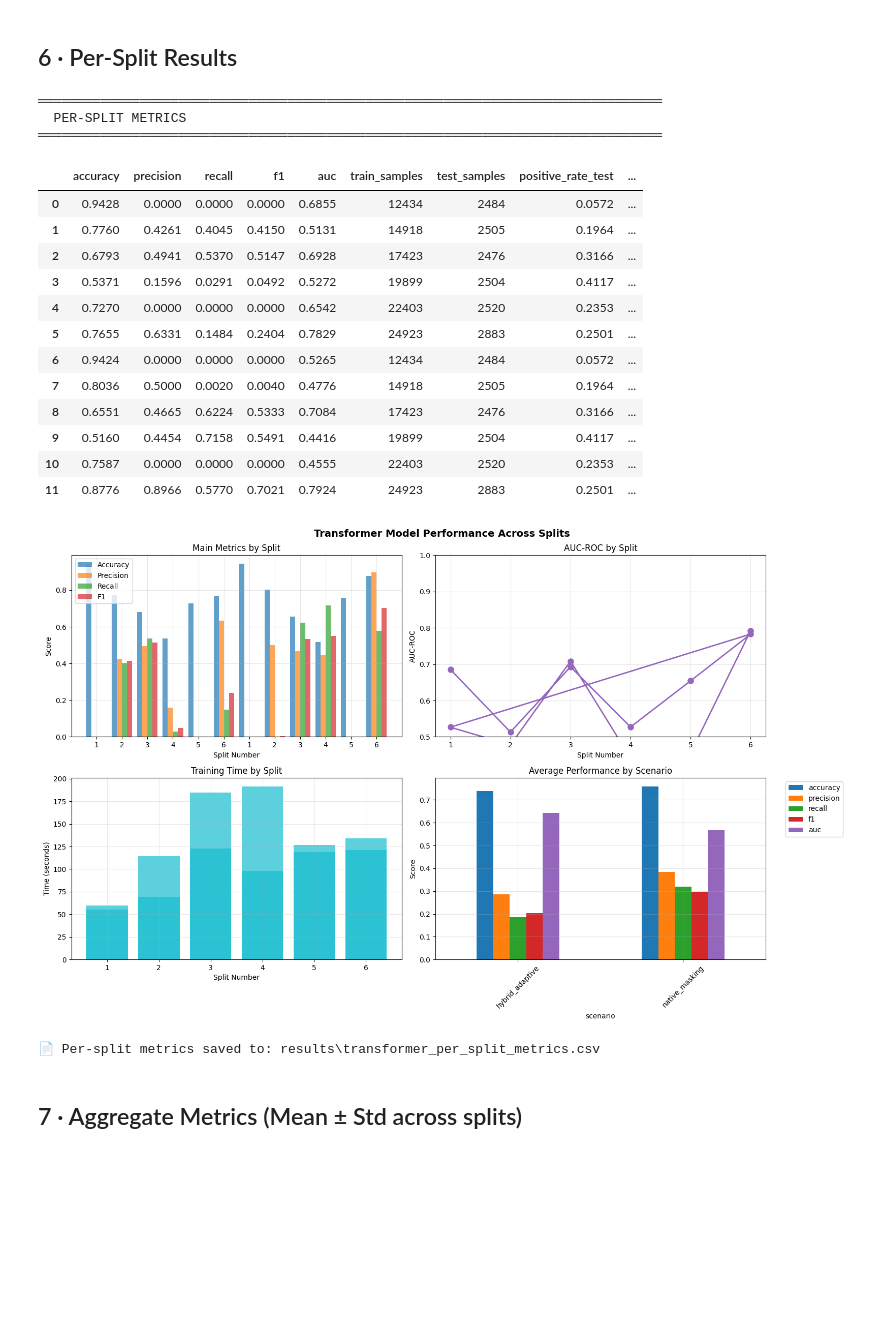
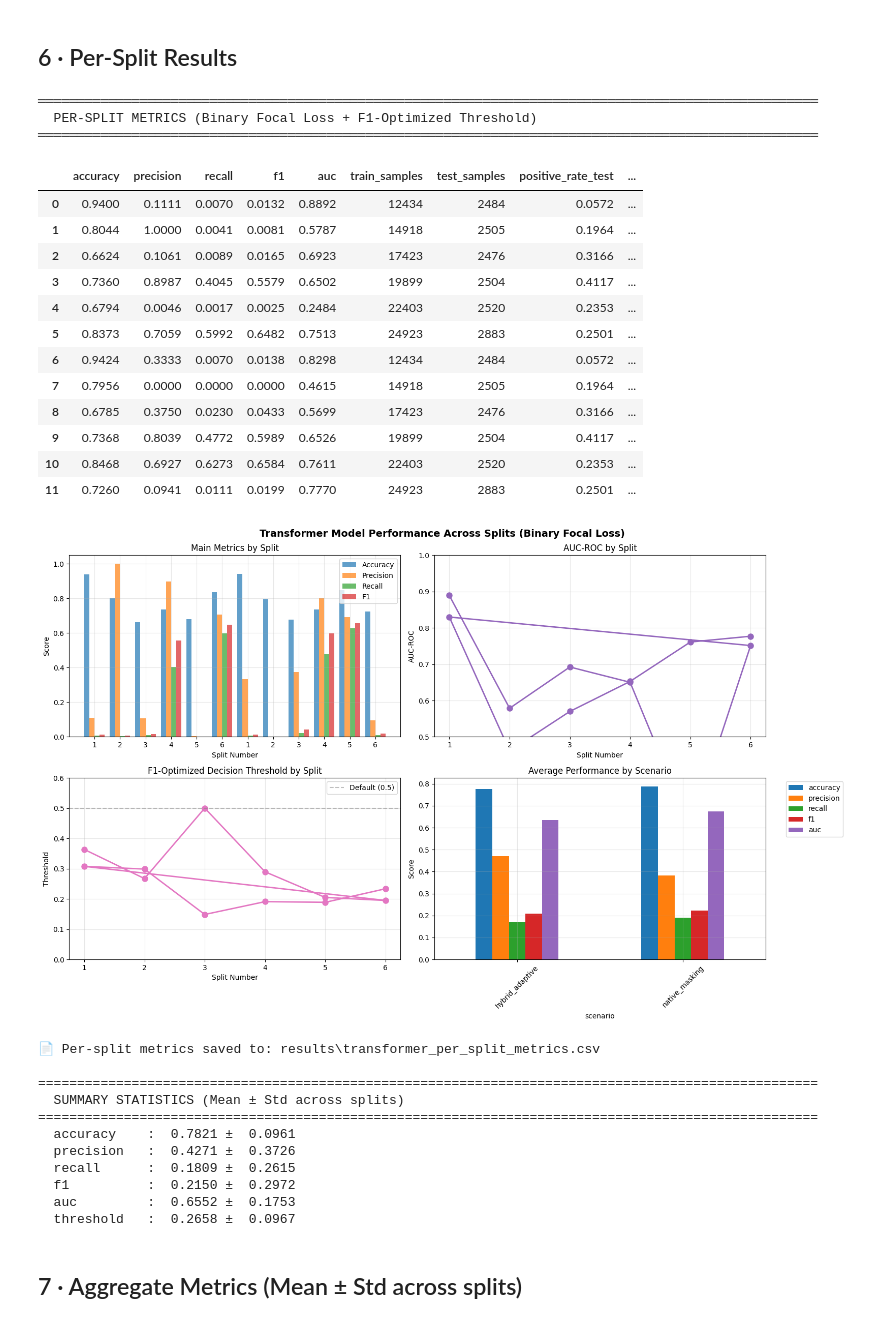
Before and after one commit to athenavillarin/haribon-thesis, a Jupyter notebook: transformer_model/transformer_training.ipynb, the cells around one changed output. Saved outputs shown, nothing was run; the diff lists cells and outputs as text; code cells hidden in the pictures; blank space fills up the shorter version.

Commit message:
updated transformer model

```diff
--- a/transformer_model/transformer_training.ipynb
+++ b/transformer_model/transformer_training.ipynb
@@ -819,14 +888,14 @@ Average split time: 116.3 seconds
 results_df = pd.DataFrame(all_results)
 
 # Display per-split metrics table
-print("═" * 80)
-print("  PER-SPLIT METRICS")
-print("═" * 80)
+print("═" * 100)
+print("  PER-SPLIT METRICS (Binary Focal Loss + F1-Optimized Threshold)")
+print("═" * 100)
 display(results_df.round(4))
 
 # Create visualizations
 fig, axes = plt.subplots(2, 2, figsize=(16, 10))
-fig.suptitle('Transformer Model Performance Across Splits', fontsize=14, fontweight='bold')
+fig.suptitle('Transformer Model Performance Across Splits (Binary Focal Loss)', fontsize=14, fontweight='bold')
 
 # Plot 1: Accuracy, Precision, Recall, F1 by split
 metrics_to_plot = ['accuracy', 'precision', 'recall', 'f1']
@@ -857,54 +926,78 @@ axes[0, 1].set_ylabel('AUC-ROC')
 axes[0, 1].grid(True, alpha=0.3)
 axes[0, 1].set_ylim(0.5, 1.0)
 
-# Plot 3: Training times
-axes[1, 0].bar(results_df['split_num'], training_times, color='#17becf', alpha=0.7)
-axes[1, 0].set_title('Training Time by Split')
+# Plot 3: Threshold values per split
+axes[1, 0].plot(results_df['split_num'], results_df['threshold'], 'o-', color='#e377c2',
+                linewidth=2, markersize=8)
+axes[1, 0].axhline(y=0.5, color='gray', linestyle='--', alpha=0.5, label='Default (0.5)')
+axes[1, 0].set_title('F1-Optimized Decision Threshold by Split')
 axes[1, 0].set_xlabel('Split Number')
-axes[1, 0].set_ylabel('Time (seconds)')
+axes[1, 0].set_ylabel('Threshold')
+axes[1, 0].set_ylim(0.0, 0.6)
 axes[1, 0].grid(True, alpha=0.3)
+axes[1, 0].legend()
 
 # Plot 4: Scenario comparison (if multiple scenarios)
 if len(results_df['scenario'].unique()) > 1:
     scenario_means = results_df.groupby('scenario')[['accuracy', 'precision', 'recall', 'f1', 'auc']].mean()
     scenario_means.plot(kind='bar', ax=axes[1, 1], rot=45)
     axes[1, 1].set_title('Average Performance by Scenario')
     axes[1, 1].set_ylabel('Score')
     axes[1, 1].legend(bbox_to_anchor=(1.05, 1), loc='upper left')
     axes[1, 1].grid(True, alpha=0.3)
 else:
     # If only one scenario, show distribution
     results_df[['accuracy', 'precision', 'recall', 'f1', 'auc']].boxplot(ax=axes[1, 1])
     axes[1, 1].set_title('Metric Distribution Across Splits')
     axes[1, 1].set_ylabel('Score')
     axes[1, 1].grid(True, alpha=0.3)
 
 plt.tight_layout()
 plt.show()
 
 # Save per-split metrics
 per_split_csv = os.path.join(RESULTS_DIR, "transformer_per_split_metrics.csv")
 results_df.to_csv(per_split_csv, index=False)
 print(f"\n📄 Per-split metrics saved to: {per_split_csv}")
+
+# Summary statistics
+print(f"\n{'='*100}")
+print("  SUMMARY STATISTICS (Mean ± Std across splits)")
+print(f"{'='*100}")
+metric_cols = ['accuracy', 'precision', 'recall', 'f1', 'auc', 'threshold']
+for col in metric_cols:
+    mean = results_df[col].mean()
+    std = results_df[col].std()
+    print(f"  {col:12s}: {mean:7.4f} ± {std:7.4f}")
 # %% [output]
-════════════════════════════════════════════════════════════════════════════════
-  PER-SPLIT METRICS
-════════════════════════════════════════════════════════════════════════════════
+════════════════════════════════════════════════════════════════════════════════════════════════════
+  PER-SPLIT METRICS (Binary Focal Loss + F1-Optimized Threshold)
+════════════════════════════════════════════════════════════════════════════════════════════════════
 |  | accuracy | precision | recall | f1 | auc | train_samples | test_samples | positive_rate_test | ... |
-| 0 | 0.9428 | 0.0000 | 0.0000 | 0.0000 | 0.6855 | 12434 | 2484 | 0.0572 | ... |
-| 1 | 0.7760 | 0.4261 | 0.4045 | 0.4150 | 0.5131 | 14918 | 2505 | 0.1964 | ... |
-| 2 | 0.6793 | 0.4941 | 0.5370 | 0.5147 | 0.6928 | 17423 | 2476 | 0.3166 | ... |
-| 3 | 0.5371 | 0.1596 | 0.0291 | 0.0492 | 0.5272 | 19899 | 2504 | 0.4117 | ... |
-| 4 | 0.7270 | 0.0000 | 0.0000 | 0.0000 | 0.6542 | 22403 | 2520 | 0.2353 | ... |
-| 5 | 0.7655 | 0.6331 | 0.1484 | 0.2404 | 0.7829 | 24923 | 2883 | 0.2501 | ... |
-| 6 | 0.9424 | 0.0000 | 0.0000 | 0.0000 | 0.5265 | 12434 | 2484 | 0.0572 | ... |
-| 7 | 0.8036 | 0.5000 | 0.0020 | 0.0040 | 0.4776 | 14918 | 2505 | 0.1964 | ... |
-| 8 | 0.6551 | 0.4665 | 0.6224 | 0.5333 | 0.7084 | 17423 | 2476 | 0.3166 | ... |
-| 9 | 0.5160 | 0.4454 | 0.7158 | 0.5491 | 0.4416 | 19899 | 2504 | 0.4117 | ... |
-| 10 | 0.7587 | 0.0000 | 0.0000 | 0.0000 | 0.4555 | 22403 | 2520 | 0.2353 | ... |
-| 11 | 0.8776 | 0.8966 | 0.5770 | 0.7021 | 0.7924 | 24923 | 2883 | 0.2501 | ... |
+| 0 | 0.9400 | 0.1111 | 0.0070 | 0.0132 | 0.8892 | 12434 | 2484 | 0.0572 | ... |
+| 1 | 0.8044 | 1.0000 | 0.0041 | 0.0081 | 0.5787 | 14918 | 2505 | 0.1964 | ... |
+| 2 | 0.6624 | 0.1061 | 0.0089 | 0.0165 | 0.6923 | 17423 | 2476 | 0.3166 | ... |
+| 3 | 0.7360 | 0.8987 | 0.4045 | 0.5579 | 0.6502 | 19899 | 2504 | 0.4117 | ... |
+| 4 | 0.6794 | 0.0046 | 0.0017 | 0.0025 | 0.2484 | 22403 | 2520 | 0.2353 | ... |
+| 5 | 0.8373 | 0.7059 | 0.5992 | 0.6482 | 0.7513 | 24923 | 2883 | 0.2501 | ... |
+| 6 | 0.9424 | 0.3333 | 0.0070 | 0.0138 | 0.8298 | 12434 | 2484 | 0.0572 | ... |
+| 7 | 0.7956 | 0.0000 | 0.0000 | 0.0000 | 0.4615 | 14918 | 2505 | 0.1964 | ... |
+| 8 | 0.6785 | 0.3750 | 0.0230 | 0.0433 | 0.5699 | 17423 | 2476 | 0.3166 | ... |
+| 9 | 0.7368 | 0.8039 | 0.4772 | 0.5989 | 0.6526 | 19899 | 2504 | 0.4117 | ... |
+| 10 | 0.8468 | 0.6927 | 0.6273 | 0.6584 | 0.7611 | 22403 | 2520 | 0.2353 | ... |
+| 11 | 0.7260 | 0.0941 | 0.0111 | 0.0199 | 0.7770 | 24923 | 2883 | 0.2501 | ... |
-[figure, old version]
+[figure, new version]
 📄 Per-split metrics saved to: results\transformer_per_split_metrics.csv
+
+====================================================================================================
+  SUMMARY STATISTICS (Mean ± Std across splits)
+====================================================================================================
+  accuracy    :  0.7821 ±  0.0961
+  precision   :  0.4271 ±  0.3726
+  recall      :  0.1809 ±  0.2615
+  f1          :  0.2150 ±  0.2972
+  auc         :  0.6552 ±  0.1753
+  threshold   :  0.2658 ±  0.0967
 # %% [markdown]
 ## 7 · Aggregate Metrics (Mean ± Std across splits)
 # %%
```
Also changed, not shown: parts of 5 cells of this notebook, 4 other files.
